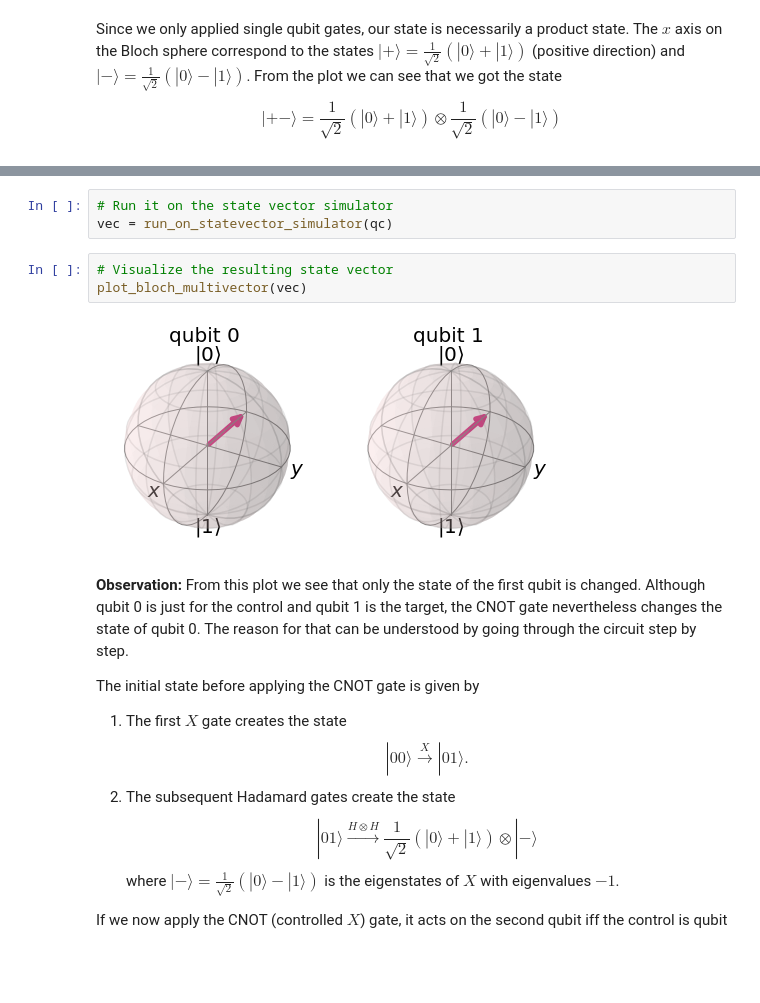
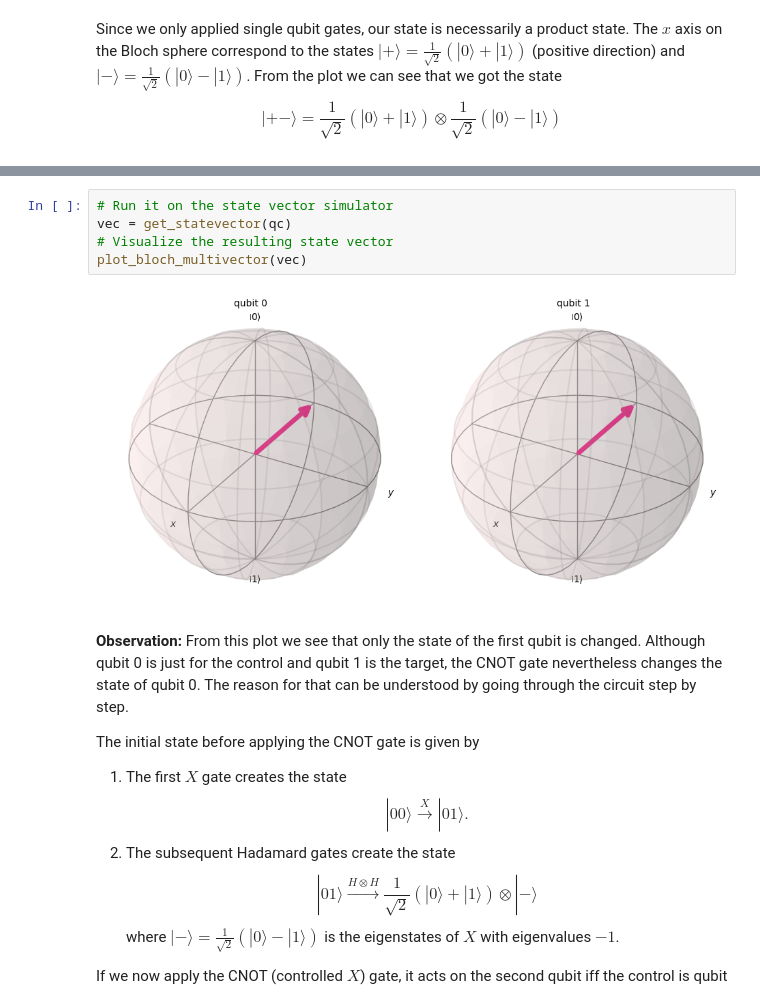
Before and after one commit to kuehnste/QiskitTutorial, a Jupyter notebook: Exercise 2 (with solutions).ipynb, the cells around one changed output, grey strips where cells are left out. Cells and saved outputs as stored; diff of their text form; blank space fills up the shorter version.

```diff
--- a/Exercise 2 (with solutions).ipynb
+++ b/Exercise 2 (with solutions).ipynb
@@ -65,11 +61,10 @@ qc.draw(output='mpl')
 # %%
 # Run it on the state vector simulator
-vec = run_on_statevector_simulator(qc)
+vec = get_statevector(qc)
+# Visualize the resulting state vector
+plot_bloch_multivector(vec)
+# %% [output]
+[figure, added]
-# %%
-# Visualize the resulting state vector
-plot_bloch_multivector(vec)
-# %% [output]
-[figure, removed]
 # %% [markdown]
 __Observation:__
 From this plot we see that only the state of the first qubit is changed. Although qubit 0 is just for the control and qubit 1 is the target, the CNOT gate nevertheless changes the state of qubit 0. The reason for that can be understood by going through the circuit step by step.
```
Also changed, not shown: parts of 9 cells of this notebook, 3 other files.
